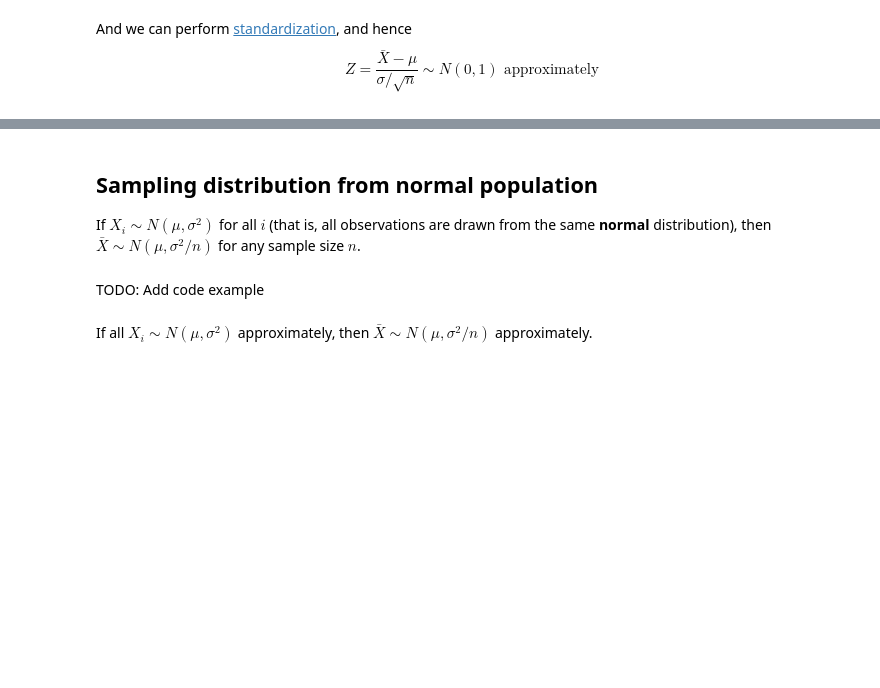
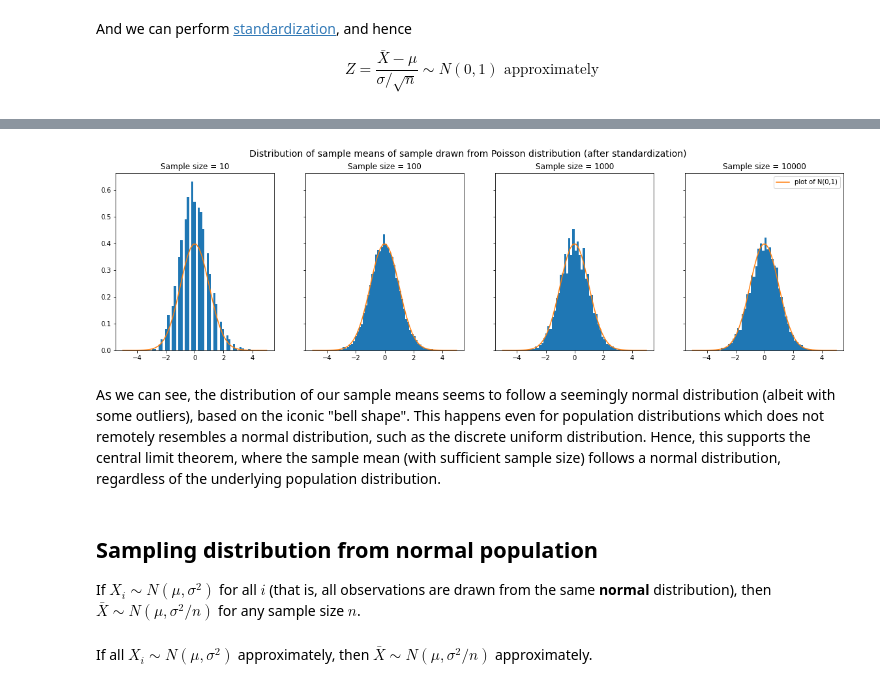
Before and after one commit to 0WN463/wellspring, a Jupyter notebook: statistic/sampling.ipynb, the cells around one changed output, grey strips where cells are left out. Drawn from its saved outputs; the diff is of its cells as text; code cells hidden in the pictures; blank space fills up the shorter version.

```diff
--- a/statistic/sampling.ipynb
+++ b/statistic/sampling.ipynb
@@ -163,7 +283,23 @@ $$
+# %%
+domain = np.arange(15)
+lamb = 2
+d = dist.poisson().fx(lamb)
+
+plot_samples(lambda sample_size: sample(d, domain, sample_size),
+             mu=lamb,
+             sigma=sqrt(lamb)
+             )
+plt.suptitle(
+    "Distribution of sample means of sample drawn from Poisson distribution (after standardization)", fontsize=14)
+plt.show()
+# %% [output]
+[figure, added]
+# %% [markdown]
+As we can see, the distribution of our sample means seems to follow a seemingly normal distribution (albeit with some outliers), based on the iconic "bell shape".
+This happens even for population distributions which does not remotely resembles a normal distribution, such as the discrete uniform distribution.
+Hence, this supports the central limit theorem, where the sample mean (with sufficient sample size) follows a normal distribution, regardless of the underlying population distribution.
 # %% [markdown]
 ## Sampling distribution from normal population
 If $X_i \sim N(\mu, \sigma^2)$ for all $i$ (that is, all observations are drawn from the same **normal** distribution), then $\bar X \sim N(\mu, \sigma ^2 /n)$ for any sample size $n$.
-# %% [markdown]
-<span hidden> TODO: Add code example </span>
 # %% [markdown]
 If all $X_i \sim N(\mu, \sigma^2)$ approximately, then $\bar X \sim N(\mu, \sigma^2/n)$ approximately.
```
Also changed, not shown: parts of 30 cells of this notebook, 5 other files.
